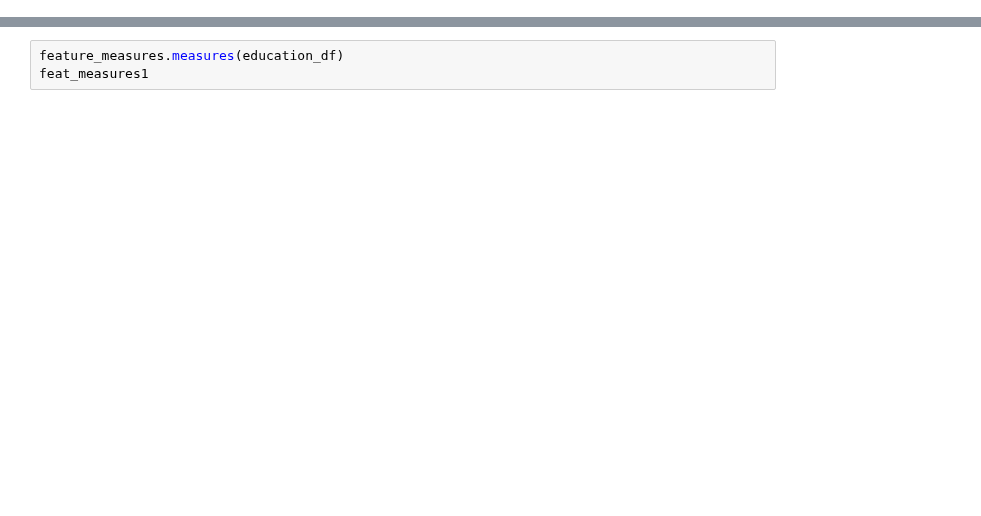
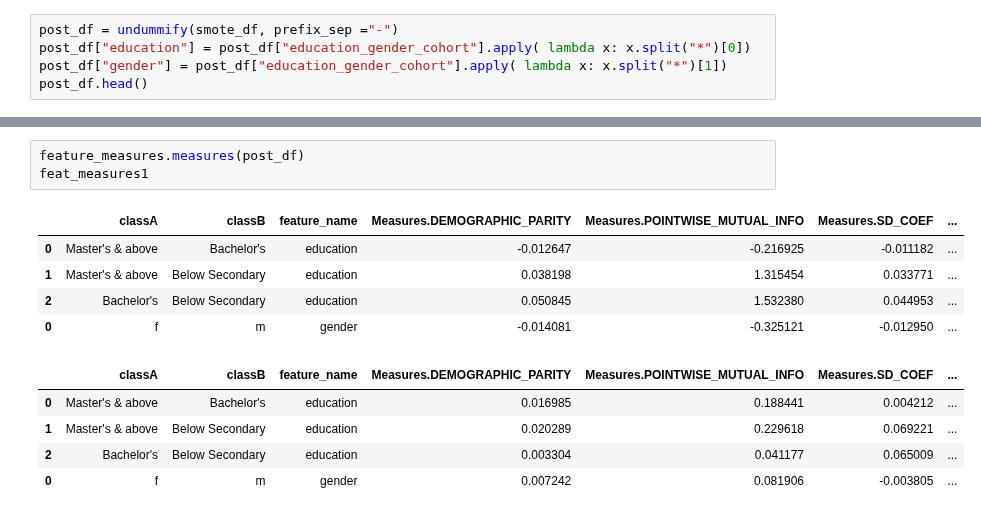
Before and after one commit to microsoft/responsible-ai-toolbox-mitigations, a Jupyter notebook: notebooks/data_balance_e2e.ipynb, the cells around one changed output, grey strips where cells are left out. Cells and saved outputs as stored; diff of their text form; blank space fills up the shorter version.

```diff
--- a/notebooks/data_balance_e2e.ipynb
+++ b/notebooks/data_balance_e2e.ipynb
@@ -187,0 +301,5 @@ print(classification_report(y_test2, pred2))
+# %%
+post_df = undummify(smote_df, prefix_sep ="-")
+post_df["education"] = post_df["education_gender_cohort"].apply( lambda x: x.split("*")[0])
+post_df["gender"] = post_df["education_gender_cohort"].apply( lambda x: x.split("*")[1])
+post_df.head()
@@ -188,4 +313,15 @@ print(classification_report(y_test2, pred2))
 # %%
-feature_measures.measures(education_df)
+feature_measures.measures(post_df)
 feat_measures1
+# %% [output]
+|  | classA | classB | feature_name | Measures.DEMOGRAPHIC_PARITY | Measures.POINTWISE_MUTUAL_INFO | Measures.SD_COEF | ... |
+| 0 | Master's & above | Bachelor's | education | -0.012647 | -0.216925 | -0.011182 | ... |
+| 1 | Master's & above | Below Secondary | education | 0.038198 | 1.315454 | 0.033771 | ... |
+| 2 | Bachelor's | Below Secondary | education | 0.050845 | 1.532380 | 0.044953 | ... |
+| 0 | f | m | gender | -0.014081 | -0.325121 | -0.012950 | ... |
+|  | classA | classB | feature_name | Measures.DEMOGRAPHIC_PARITY | Measures.POINTWISE_MUTUAL_INFO | Measures.SD_COEF | ... |
+| 0 | Master's & above | Bachelor's | education | 0.016985 | 0.188441 | 0.004212 | ... |
+| 1 | Master's & above | Below Secondary | education | 0.020289 | 0.229618 | 0.069221 | ... |
+| 2 | Bachelor's | Below Secondary | education | 0.003304 | 0.041177 | 0.065009 | ... |
+| 0 | f | m | gender | 0.007242 | 0.081906 | -0.003805 | ... |
 # %%
```
Also changed, not shown: parts of 55 cells of this notebook, 1 other file.
